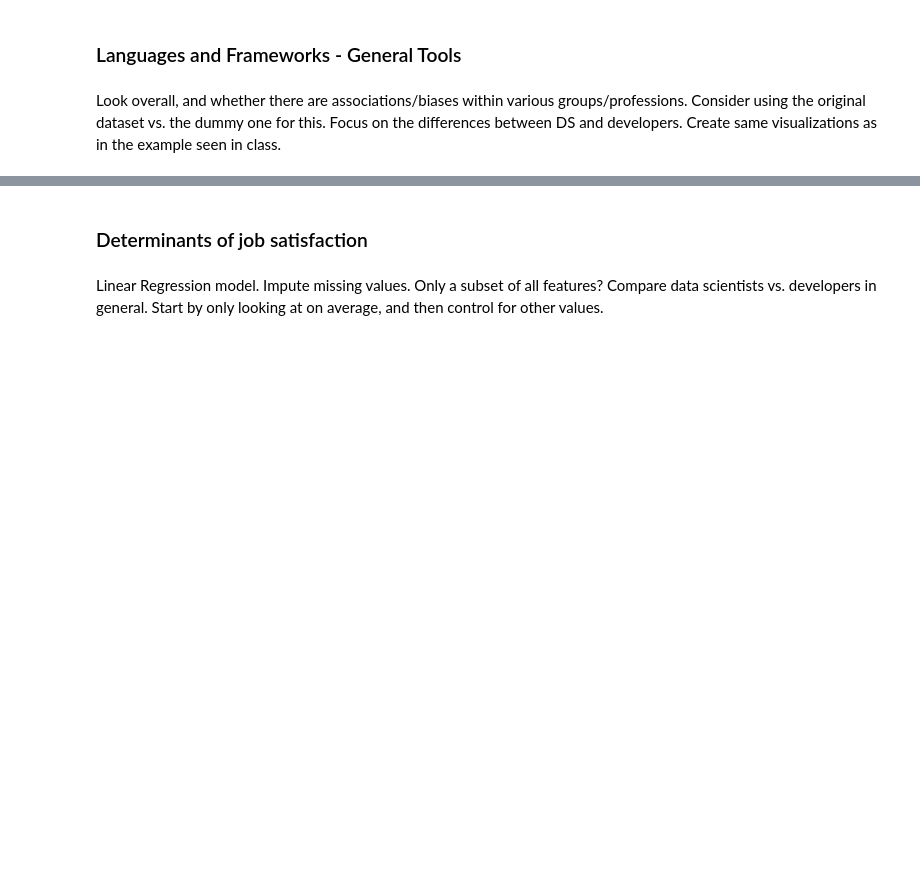
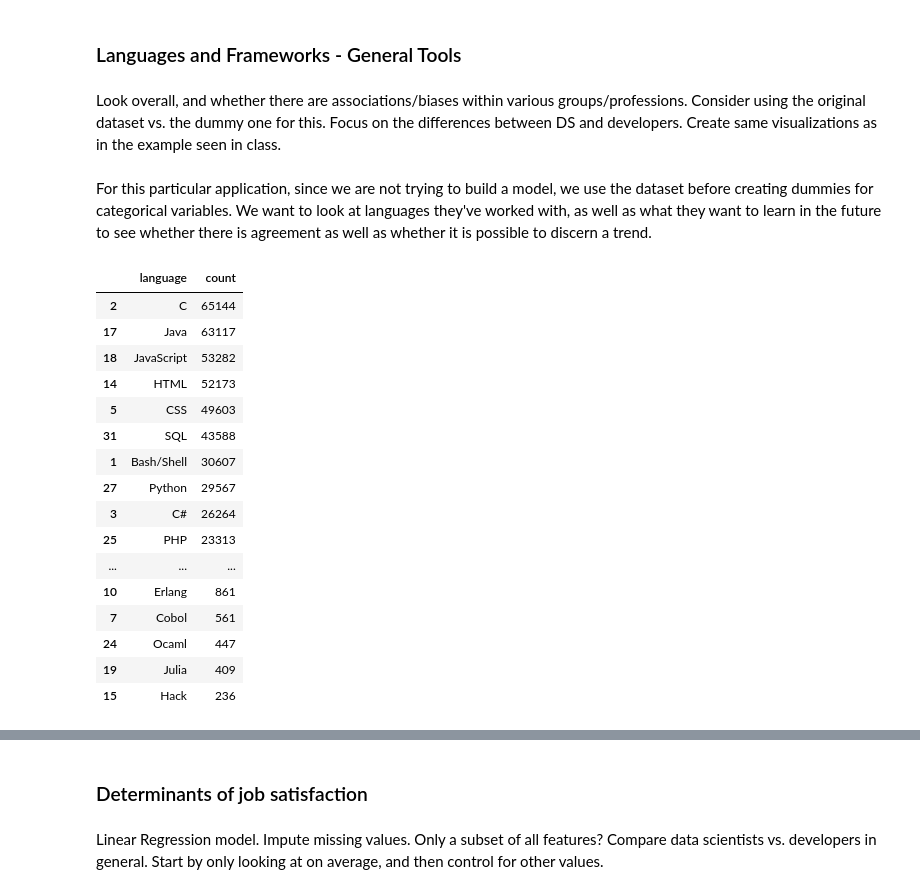
Before and after one commit to celestinhermez/stackoverflow_survey_2018_analysis, a Jupyter notebook: Developer Survey Analysis.ipynb, the cells around one changed output, grey strips where cells are left out. Drawn from its saved outputs; the diff is of its cells as text; code cells hidden in the pictures; blank space fills up the shorter version.

```diff
--- a/Developer Survey Analysis.ipynb
+++ b/Developer Survey Analysis.ipynb
@@ -156,3 +157,8 @@ We use one-hot encoding for categorical variables, which will enable us to use t
 # %% [markdown]
 Look overall, and whether there are associations/biases within various groups/professions. Consider using the original dataset vs. the dummy one for this. Focus on the differences between DS and developers.
 Create same visualizations as in the example seen in class.
+# %% [markdown]
+For this particular application, since we are not trying to build a model, we use the dataset before creating dummies for categorical variables. We want to look at languages they've worked with, as well as what they want to learn in the future to see whether there is agreement as well as whether it is possible to discern a trend.
+# %%
+# We start by only keeping non-null elements of the dataframe
+data_2018_languages_past = data_2018.loc[data_2018.LanguageWorkedWith.notnull(),:]
@@ -158,0 +187,50 @@ Create same visualizations as in the example seen in class.
+# %%
+# Now that we have all the possible values, we use them to create counts for each
+# We start by creating a helper function
+
+def total_count(df, col1, col2, look_for):
+    '''
+    INPUT:
+    df - the pandas dataframe you want to search
+    col1 - the column name you want to look through
+    col2 - the column you want to count values from
+    look_for - a list of strings you want to search for in each row of df[col]
+
+    OUTPUT:
+    new_df - a dataframe of each look_for with the count of how often it shows up
+    '''
+    new_df = defaultdict(int)
+    #loop through list of ed types
+    for val in look_for:
+        #loop through rows
+        for idx in range(df.shape[0]):
+            #if the ed type is in the row add 1
+            if val in df[col1][idx]:
+                new_df[val] += int(df[col2][idx])
+    new_df = pd.DataFrame(pd.Series(new_df)).reset_index()
+    new_df.columns = [col1, col2]
+    new_df.sort_values('count', ascending=False, inplace=True)
+    return new_df
+
+languages_overall = data_2018_languages_past.LanguageWorkedWith.value_counts().reset_index()
+languages_overall.rename(columns={'index': 'language', 'LanguageWorkedWith': 'count'}, inplace=True)
+languages_overall = total_count(languages_overall, 'language', 'count', languages)
+languages_overall.set_index('language', inplace=True)
+# %% [output]
+|  | language | count |
+| 2 | C | 65144 |
+| 17 | Java | 63117 |
+| 18 | JavaScript | 53282 |
+| 14 | HTML | 52173 |
+| 5 | CSS | 49603 |
+| 31 | SQL | 43588 |
+| 1 | Bash/Shell | 30607 |
+| 27 | Python | 29567 |
+| 3 | C# | 26264 |
+| 25 | PHP | 23313 |
+| ... | ... | ... |
+| 10 | Erlang | 861 |
+| 7 | Cobol | 561 |
+| 24 | Ocaml | 447 |
+| 19 | Julia | 409 |
+| 15 | Hack | 236 |
```
Also changed, not shown: parts of 3 cells of this notebook.
